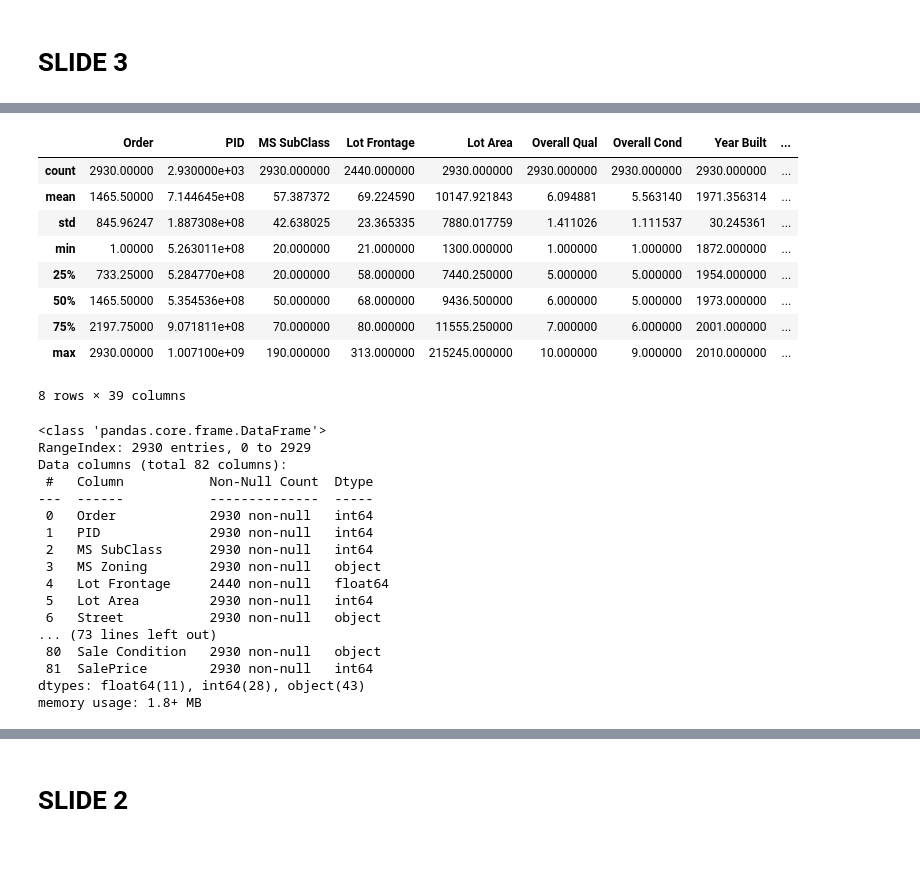
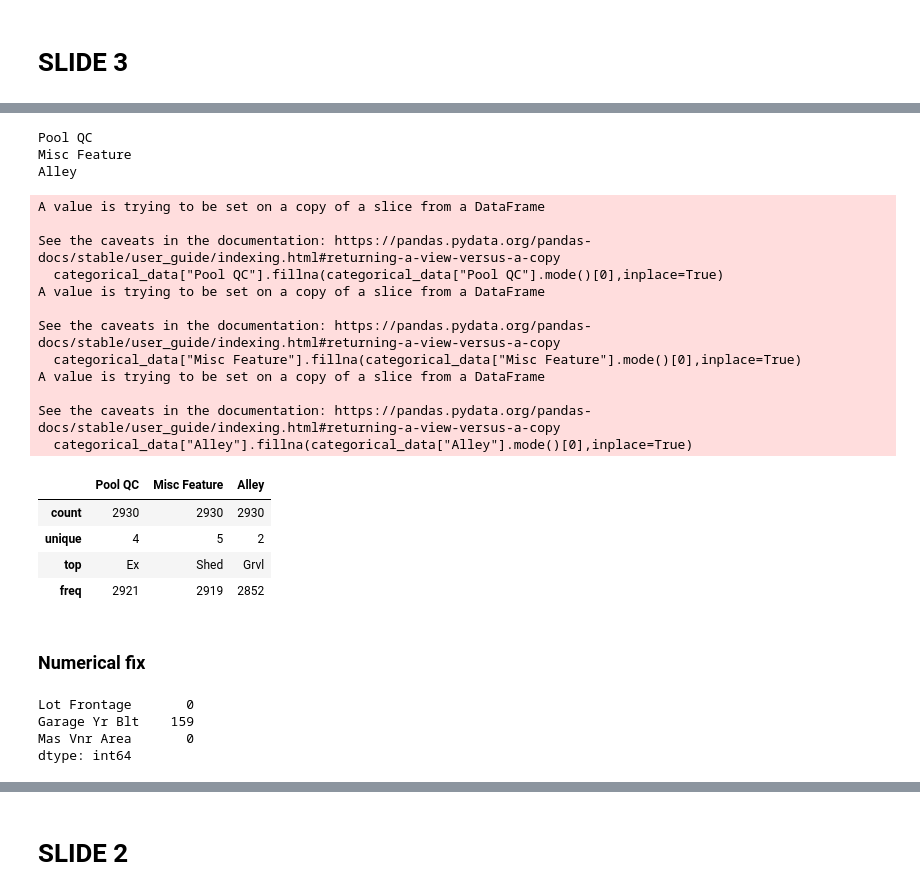
Before and after one commit to Jeremykibiru/Advanced-ML, a Jupyter notebook: project.ipynb, the cells around one changed output, grey strips where cells are left out. Drawn from its saved outputs; the diff is of its cells as text; code cells hidden in the pictures; blank space fills up the shorter version.

```diff
--- a/project.ipynb
+++ b/project.ipynb
@@ -75,0 +61,5 @@ numerical_vals
+# %%
+## categorical fix
+categorical_cols = ['Pool QC', 'Misc Feature', 'Alley']
+categorical_data = data[categorical_cols]
+categorical_data.describe()
@@ -76,33 +90,38 @@ numerical_vals
+# %%
+clean_data = pd.DataFrame()
+for col in categorical_data.columns:
+    print(col)
+    # categorical_data[col].fillna(categorical_data[col].mode()[0])
+# %% [output]
+Pool QC
+Misc Feature
+Alley
+# %%
+categorical_data["Pool QC"].fillna(categorical_data["Pool QC"].mode()[0],inplace=True)
+
+categorical_data["Misc Feature"].fillna(categorical_data["Misc Feature"].mode()[0],inplace=True)
+
+categorical_data["Alley"].fillna(categorical_data["Alley"].mode()[0],inplace=True)
+# %% [output]
+A value is trying to be set on a copy of a slice from a DataFrame
+
+See the caveats in the documentation: https://pandas.pydata.org/pandas-docs/stable/user_guide/indexing.html#returning-a-view-versus-a-copy
+  categorical_data["Pool QC"].fillna(categorical_data["Pool QC"].mode()[0],inplace=True)
+A value is trying to be set on a copy of a slice from a DataFrame
+
+See the caveats in the documentation: https://pandas.pydata.org/pandas-docs/stable/user_guide/indexing.html#returning-a-view-versus-a-copy
+  categorical_data["Misc Feature"].fillna(categorical_data["Misc Feature"].mode()[0],inplace=True)
+A value is trying to be set on a copy of a slice from a DataFrame
+
+See the caveats in the documentation: https://pandas.pydata.org/pandas-docs/stable/user_guide/indexing.html#returning-a-view-versus-a-copy
+  categorical_data["Alley"].fillna(categorical_data["Alley"].mode()[0],inplace=True)
 # %%
-data.describe()
+categorical_data.describe()
 # %% [output]
-|  | Order | PID | MS SubClass | Lot Frontage | Lot Area | Overall Qual | Overall Cond | Year Built | ... |
-| count | 2930.00000 | 2.930000e+03 | 2930.000000 | 2440.000000 | 2930.000000 | 2930.000000 | 2930.000000 | 2930.000000 | ... |
-| mean | 1465.50000 | 7.144645e+08 | 57.387372 | 69.224590 | 10147.921843 | 6.094881 | 5.563140 | 1971.356314 | ... |
-| std | 845.96247 | 1.887308e+08 | 42.638025 | 23.365335 | 7880.017759 | 1.411026 | 1.111537 | 30.245361 | ... |
-| min | 1.00000 | 5.263011e+08 | 20.000000 | 21.000000 | 1300.000000 | 1.000000 | 1.000000 | 1872.000000 | ... |
-| 25% | 733.25000 | 5.284770e+08 | 20.000000 | 58.000000 | 7440.250000 | 5.000000 | 5.000000 | 1954.000000 | ... |
-| 50% | 1465.50000 | 5.354536e+08 | 50.000000 | 68.000000 | 9436.500000 | 6.000000 | 5.000000 | 1973.000000 | ... |
-| 75% | 2197.75000 | 9.071811e+08 | 70.000000 | 80.000000 | 11555.250000 | 7.000000 | 6.000000 | 2001.000000 | ... |
-| max | 2930.00000 | 1.007100e+09 | 190.000000 | 313.000000 | 215245.000000 | 10.000000 | 9.000000 | 2010.000000 | ... |
+|  | Pool QC | Misc Feature | Alley |
+| count | 2930 | 2930 | 2930 |
+| unique | 4 | 5 | 2 |
+| top | Ex | Shed | Grvl |
+| freq | 2921 | 2919 | 2852 |
-8 rows × 39 columns
-# %%
-data.info()
-# %% [output]
-<class 'pandas.core.frame.DataFrame'>
-RangeIndex: 2930 entries, 0 to 2929
-Data columns (total 82 columns):
- #   Column           Non-Null Count  Dtype
----  ------           --------------  -----
- 0   Order            2930 non-null   int64
- 1   PID              2930 non-null   int64
- 2   MS SubClass      2930 non-null   int64
- 3   MS Zoning        2930 non-null   object
- 4   Lot Frontage     2440 non-null   float64
- 5   Lot Area         2930 non-null   int64
- 6   Street           2930 non-null   object
-... (73 lines left out)
- 80  Sale Condition   2930 non-null   object
- 81  SalePrice        2930 non-null   int64
-dtypes: float64(11), int64(28), object(43)
-memory usage: 1.8+ MB
+# %% [markdown]
+### Numerical fix
@@ -108,0 +132,7 @@ memory usage: 1.8+ MB
+# %%
+numeric_df.isnull().sum()
+# %% [output]
+Lot Frontage       0
+Garage Yr Blt    159
+Mas Vnr Area       0
+dtype: int64
```
Also changed, not shown: parts of 17 cells of this notebook.
